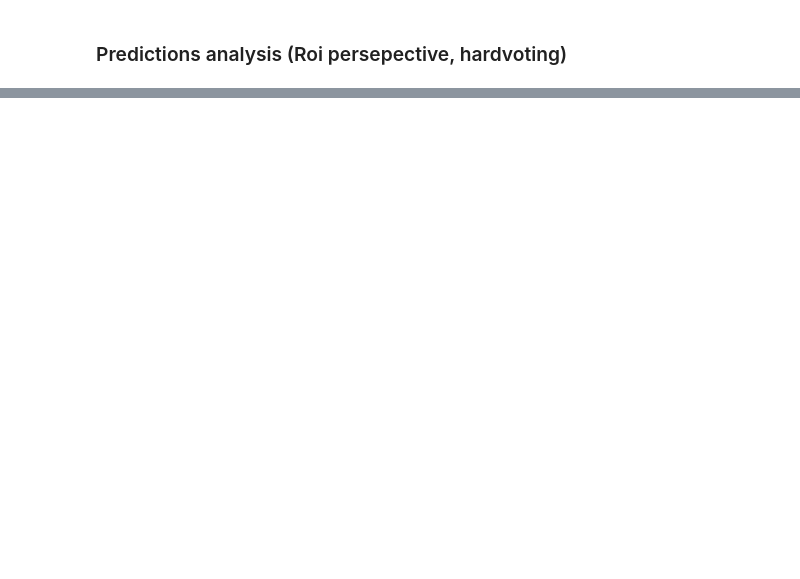
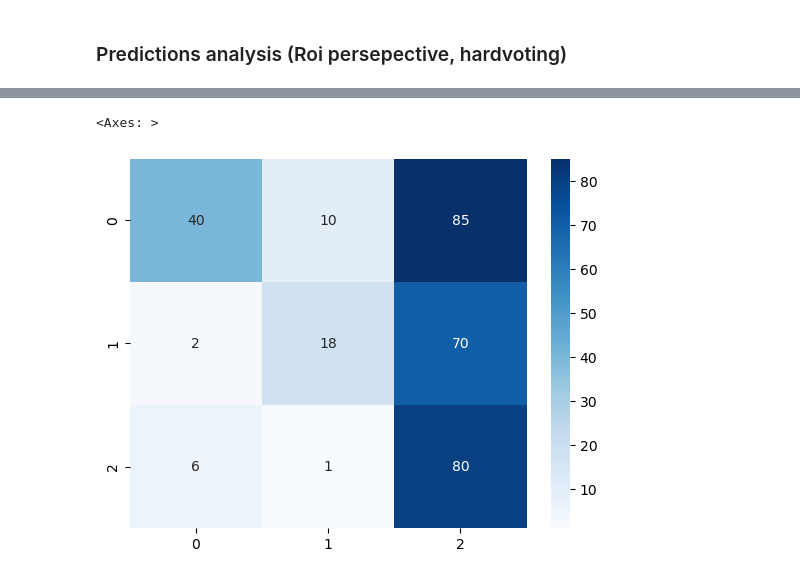
Before and after one commit to Devnetly/Breast-Cancer-Classification, a Jupyter notebook: notebooks/evaluation/resnet18.ipynb, the cells around one changed output, grey strips where cells are left out. Saved outputs shown, nothing was run; the diff lists cells and outputs as text; code cells hidden in the pictures; blank space fills up the shorter version.

```diff
--- a/notebooks/evaluation/resnet18.ipynb
+++ b/notebooks/evaluation/resnet18.ipynb
@@ -270,2 +270,11 @@ sns.heatmap(data=cm,annot=True,fmt=',d',cmap='Blues')
 # %% [markdown]
 ### Predictions analysis (Roi persepective, hardvoting)
+# %%
+def count(x:np.ndarray) -> float:
+    values, counts = np.unique(x, return_counts=True)
+    return values[counts.argmax()]
+# %%
+hard_df = df[["label","roi","predicted_label"]] \
+    .groupby(by=["label","roi"]) \
+    .agg(count) \
+    .reset_index()
@@ -271,0 +301,6 @@ sns.heatmap(data=cm,annot=True,fmt=',d',cmap='Blues')
+# %%
+cm = confusion_matrix(hard_df["label"], hard_df["predicted_label"])
+sns.heatmap(data=cm,annot=True,fmt=',d',cmap='Blues')
+# %% [output]
+<Axes: >
+[figure, added]
```
Also changed, not shown: parts of 13 cells of this notebook, 10 other files.
